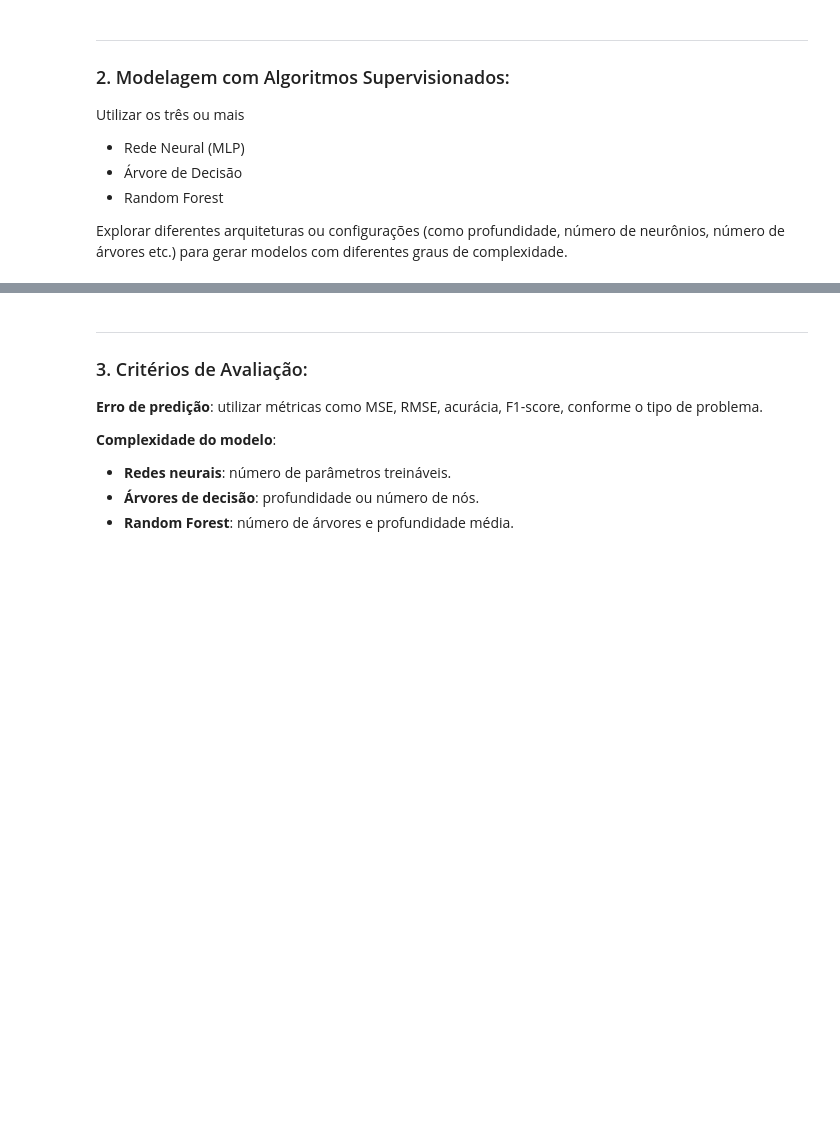
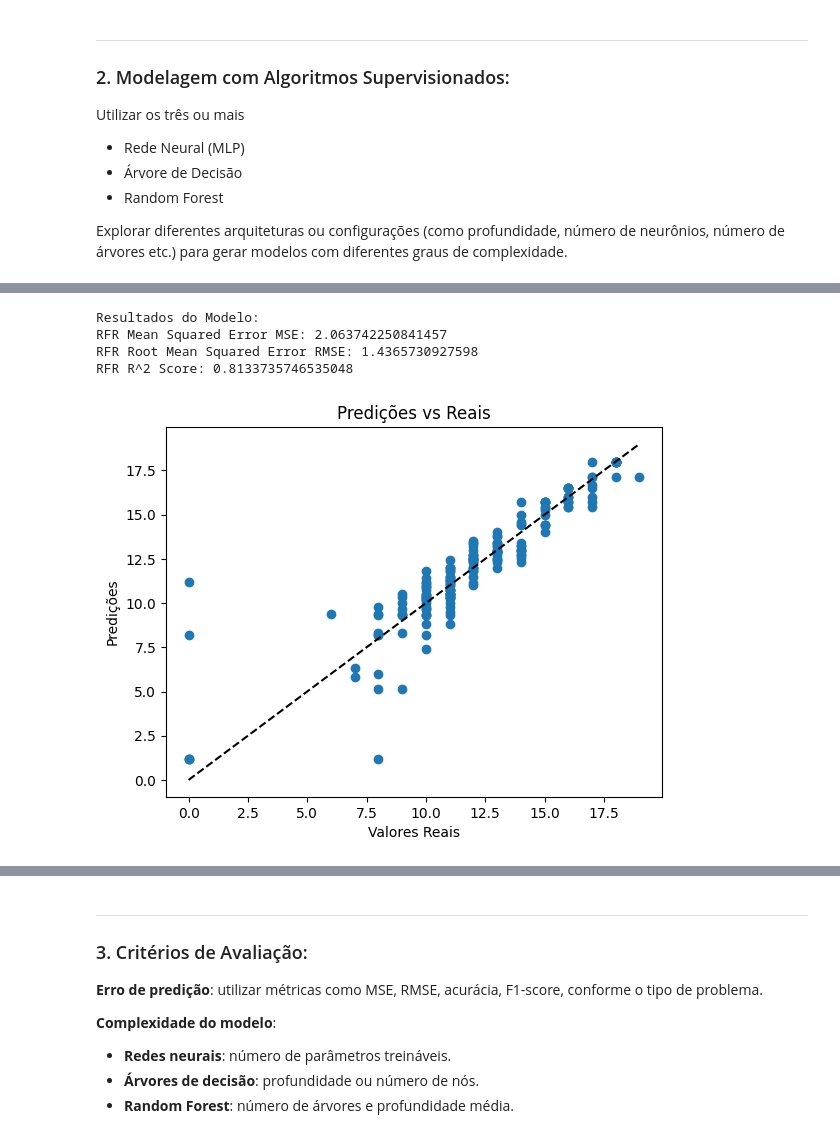
Before and after one commit to sakikout/Aprendizado-Multiobjetivo, a Jupyter notebook: student.ipynb, the cells around one changed output, grey strips where cells are left out. Cells and saved outputs as stored; diff of their text form; code cells hidden in the pictures; blank space fills up the shorter version.

```diff
--- a/student.ipynb
+++ b/student.ipynb
@@ -192,0 +250,31 @@ Valores NaN em y_train: 0
+# %%
+# ------------------------- Decision Tree Regressor -------------------------
+DTR = DecisionTreeRegressor(random_state=100, criterion='squared_error', max_depth=30, min_samples_leaf=5)
+
+# Train the regression
+DTR.fit(X_train, y_train)
+
+# Predict on the testing data
+y_pred = DTR.predict(X_test)
+
+mse_decision = mean_squared_error(y_test, y_pred)
+rmse_decision = np.sqrt(mse_decision)
+r2_decision = r2_score(y_test, y_pred)
+
+print("\nResultados do Modelo:")
+print("RFR Mean Squared Error MSE:", mse_decision)
+print("RFR Root Mean Squared Error RMSE:", rmse_decision)
+print("RFR R^2 Score:", r2_decision)
+
+plt.scatter(y_test, y_pred)
+plt.plot([y_test.min(), y_test.max()], [y_test.min(), y_test.max()], 'k--')
+plt.xlabel('Valores Reais')
+plt.ylabel('Predições')
+plt.title('Predições vs Reais')
+plt.show()
+# %% [output]
+Resultados do Modelo:
+RFR Mean Squared Error MSE: 2.063742250841457
+RFR Root Mean Squared Error RMSE: 1.4365730927598
+RFR R^2 Score: 0.8133735746535048
+[figure, added]
```
Also changed, not shown: parts of 13 cells of this notebook.
